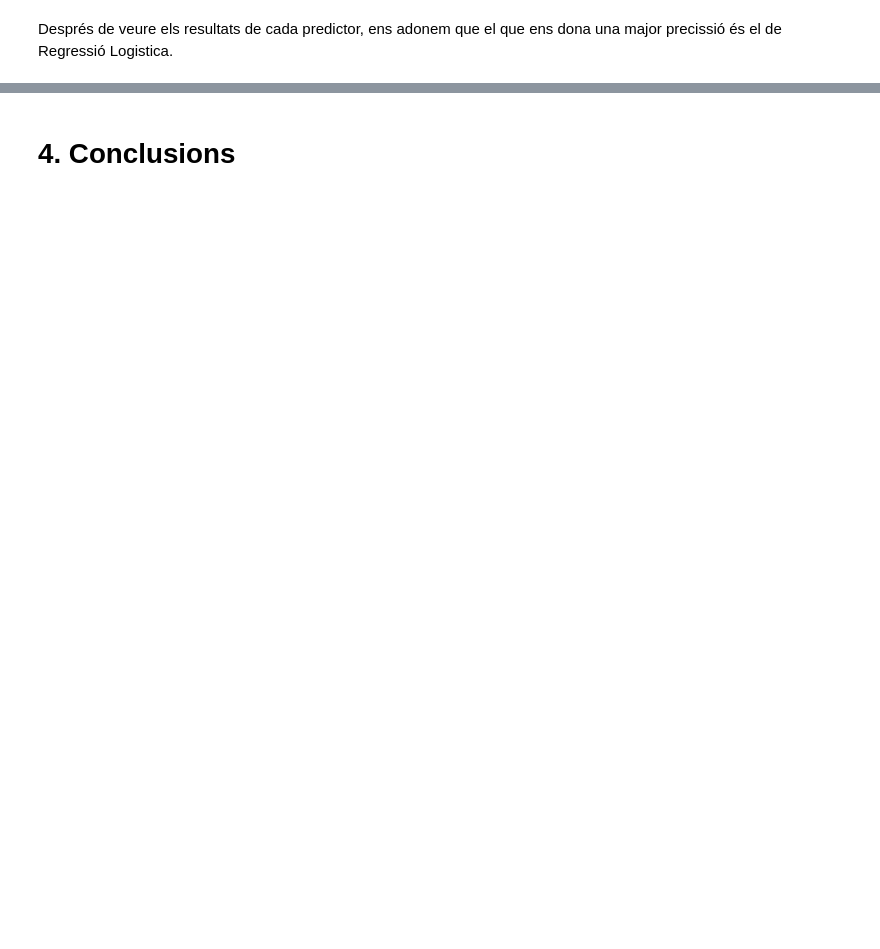
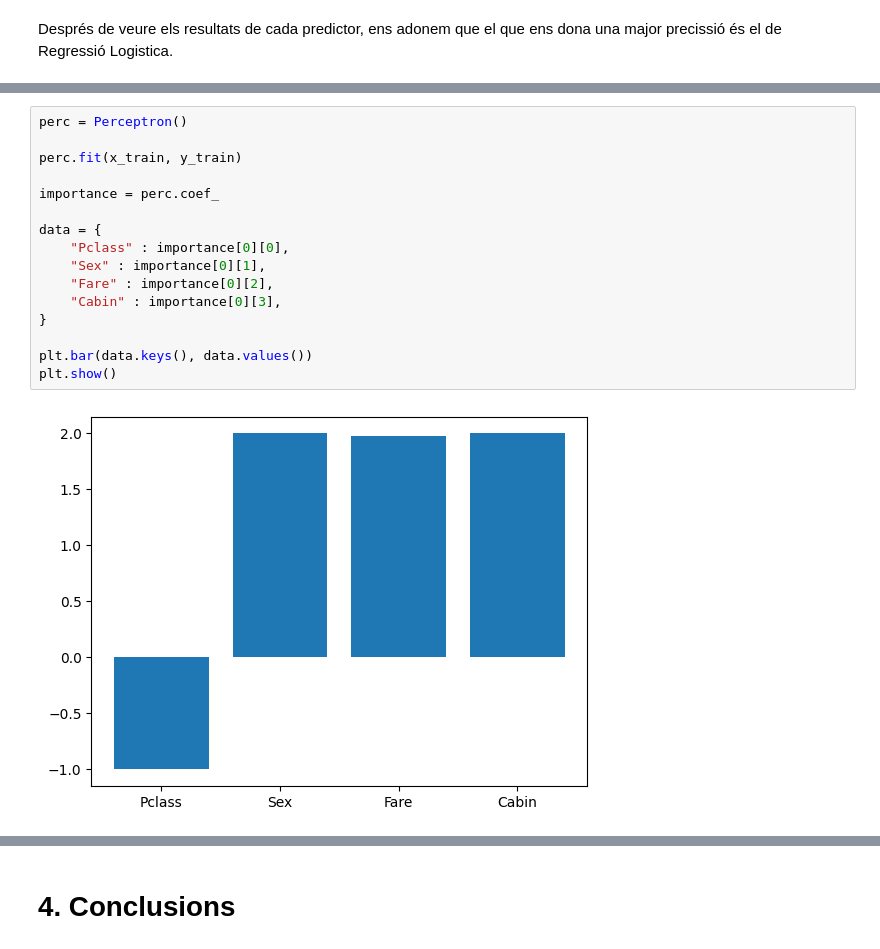
Before and after one commit to Luisbp27/practica2_ia, a Jupyter notebook: src/main.ipynb, the cells around one changed output, grey strips where cells are left out. Saved outputs shown, nothing was run; the diff lists cells and outputs as text; blank space fills up the shorter version.

```diff
--- a/src/main.ipynb
+++ b/src/main.ipynb
@@ -312,0 +378,18 @@ Després de veure els resultats de cada predictor, ens adonem que el que ens don
+# %%
+perc = Perceptron()
+
+perc.fit(x_train, y_train)
+
+importance = perc.coef_
+
+data = {
+    "Pclass" : importance[0][0],
+    "Sex" : importance[0][1],
+    "Fare" : importance[0][2],
+    "Cabin" : importance[0][3],
+}
+
+plt.bar(data.keys(), data.values())
+plt.show()
+# %% [output]
+[figure, added]
```
Also changed, not shown: parts of 20 cells of this notebook.
